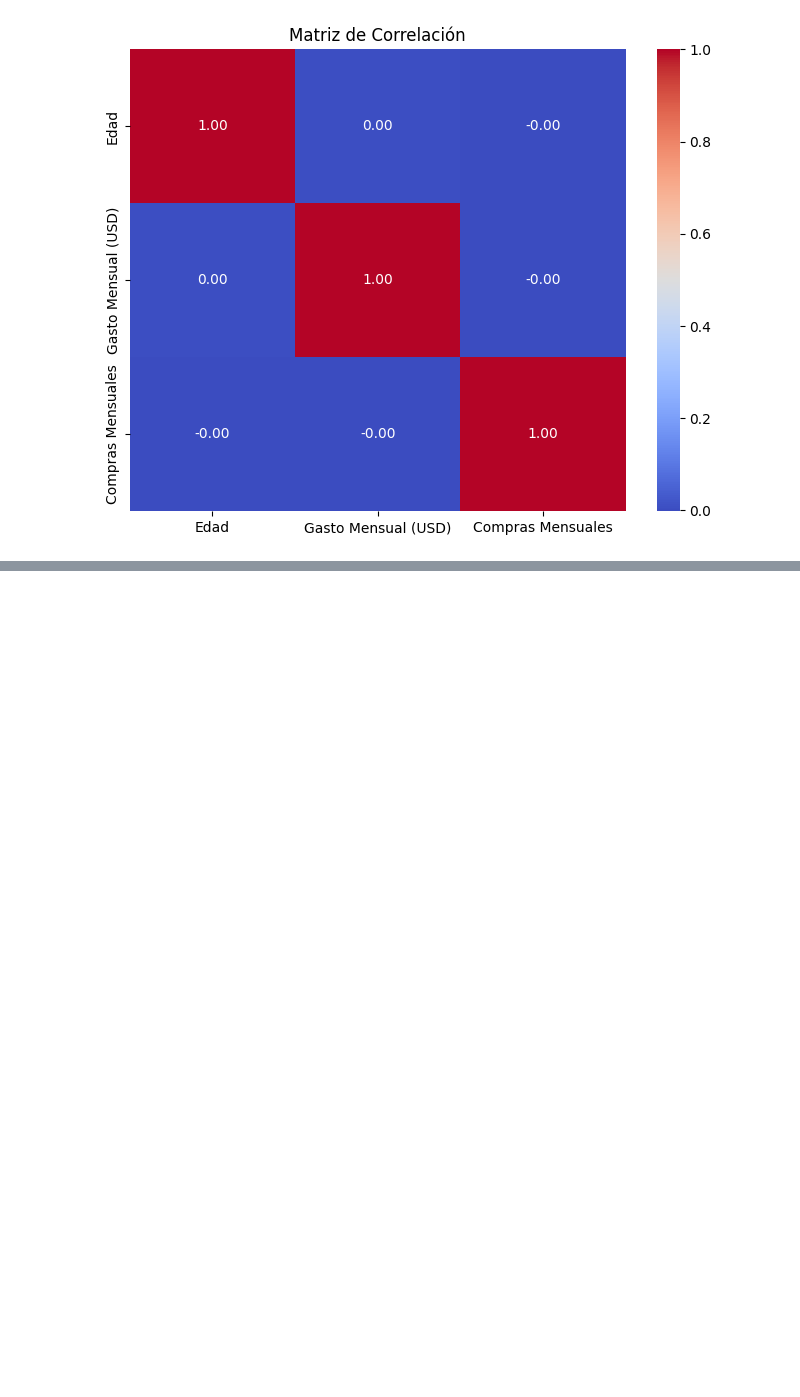
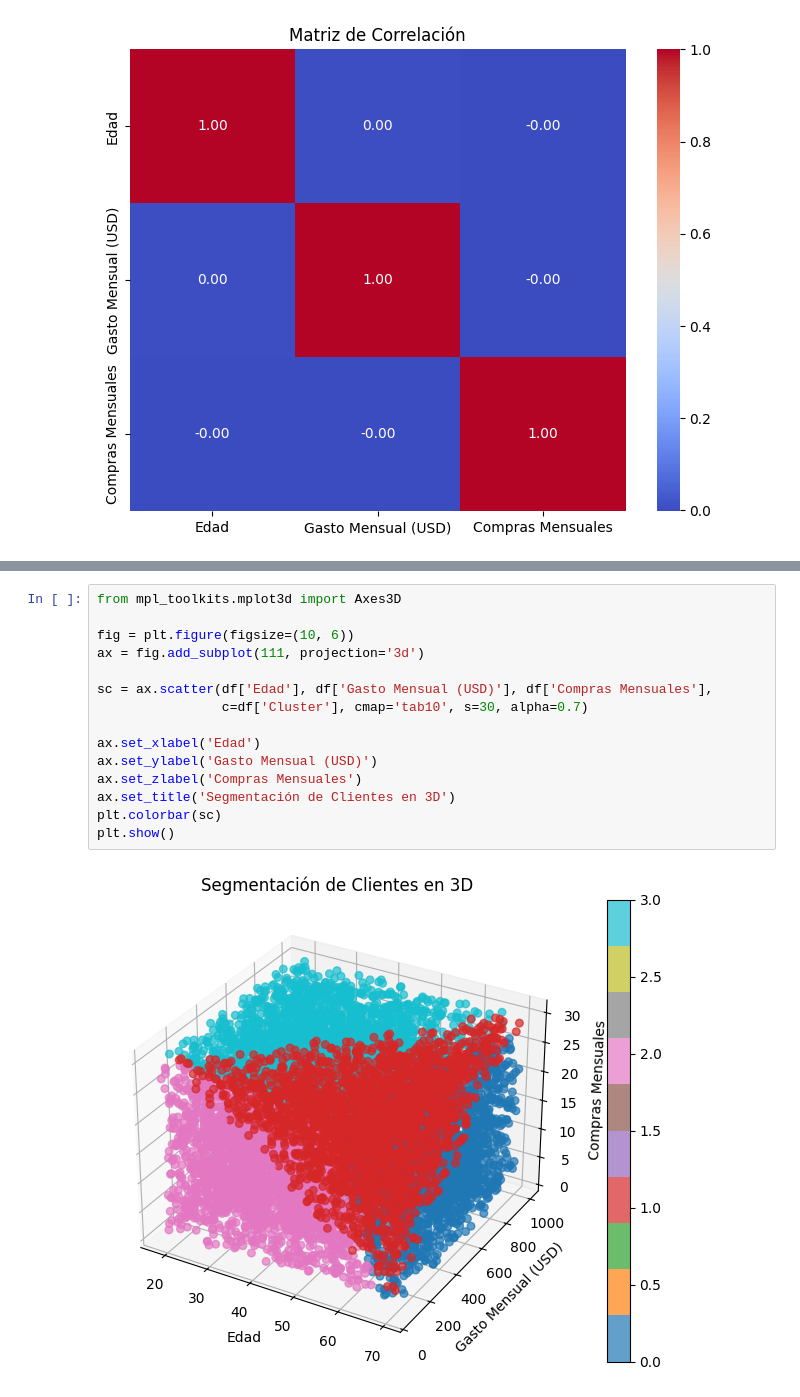
Before and after one commit to juanpablo130502/TallerDatasetTitanic_BI, a Jupyter notebook: Taller_K-Means.ipynb, the cells around one changed output, grey strips where cells are left out. Drawn from its saved outputs; the diff is of its cells as text; blank space fills up the shorter version.

```diff
--- a/Taller_K-Means.ipynb
+++ b/Taller_K-Means.ipynb
@@ -63,0 +137,17 @@ plt.show()
+# %%
+from mpl_toolkits.mplot3d import Axes3D
+
+fig = plt.figure(figsize=(10, 6))
+ax = fig.add_subplot(111, projection='3d')
+
+sc = ax.scatter(df['Edad'], df['Gasto Mensual (USD)'], df['Compras Mensuales'],
+                c=df['Cluster'], cmap='tab10', s=30, alpha=0.7)
+
+ax.set_xlabel('Edad')
+ax.set_ylabel('Gasto Mensual (USD)')
+ax.set_zlabel('Compras Mensuales')
+ax.set_title('Segmentación de Clientes en 3D')
+plt.colorbar(sc)
+plt.show()
+# %% [output]
+[figure, added]
```
Also changed, not shown: parts of 13 cells of this notebook.
